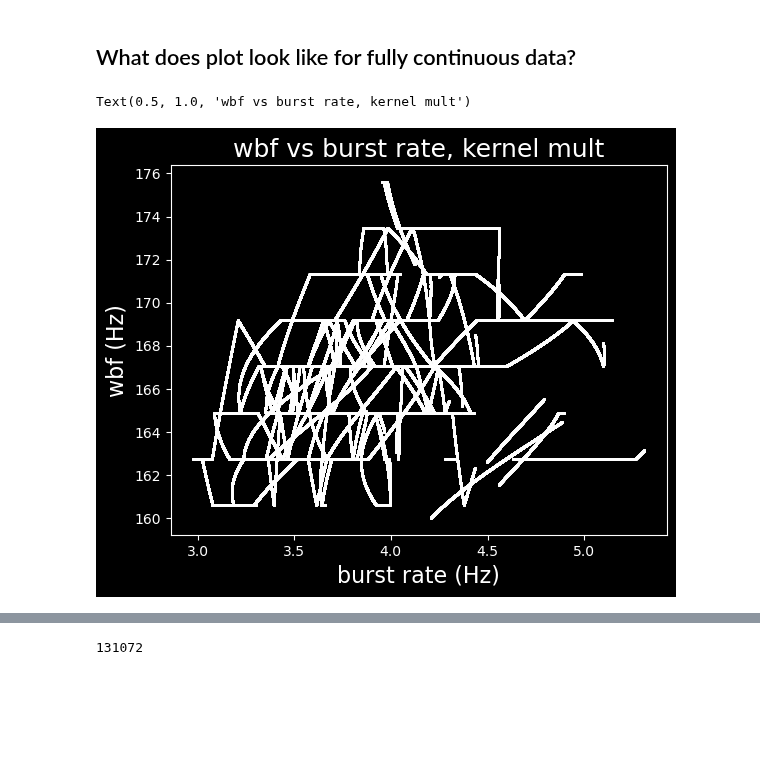
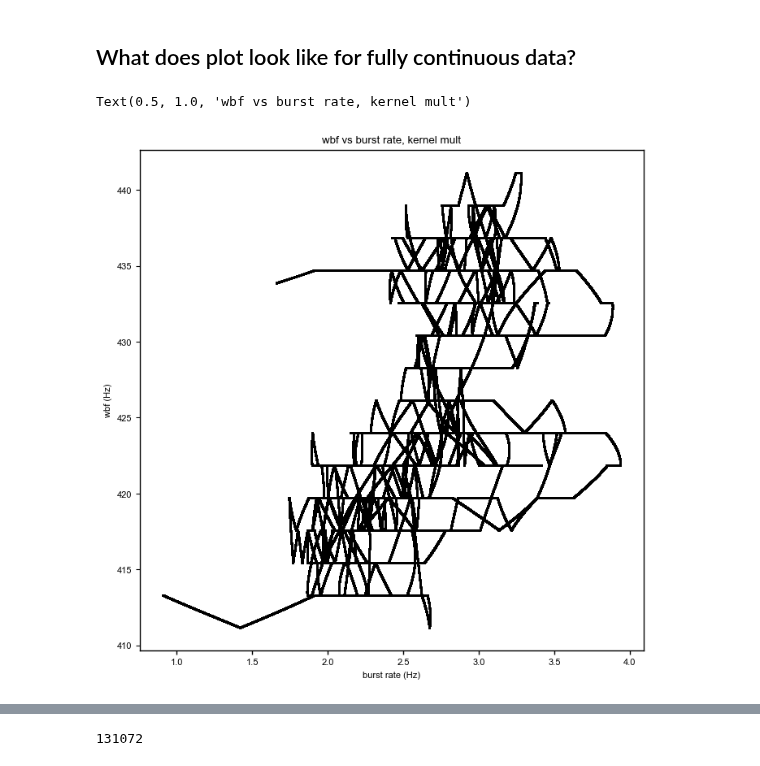
Before and after one commit to samcwhitehead/mosquito, a Jupyter notebook: scratch/wbf_vs_spike_rate.ipynb, the cells around one changed output, grey strips where cells are left out. Drawn from its saved outputs; the diff is of its cells as text; code cells hidden in the pictures; blank space fills up the shorter version.

```diff
--- a/scratch/wbf_vs_spike_rate.ipynb
+++ b/scratch/wbf_vs_spike_rate.ipynb
@@ -27,9 +27,45 @@ plt.rc('axes', labelsize=16)    # fontsize of the x and y labels
+# %%
+# PLOT PARAMETERS
+plot_type = 'paper'  # 'paper' or 'powerpoint'
+
+# # generate a dictionary called fig params that encodes information we care about
+if plot_type == 'powerpoint':
+    fontsize = 14
+    figsize = (10,7.5)
+    subplot_left = 0.15
+    subplot_right = 0.85
+    subplot_top = 0.8
+    subplot_bottom = 0.15
+elif plot_type == 'paper':
+    fontsize = 8
+    figsize = (8,8)
+    subplot_left = 0.2
+    subplot_right = 0.8
+    subplot_top = 0.8
+    subplot_bottom = 0.2
+
+fig_params = {
+      'font.family' : 'sans-serif',
+      'font.serif' : 'Times, Palatino, New Century Schoolbook, Bookman, Computer Modern Roman',
+      'font.sans-serif' : 'arial, Helvetica, Avant Garde, Computer Modern Sans serif',
+      'font.cursive' : 'Zapf Chancery',
+      'font.monospace' : 'Courier, Computer Modern Typewriter',
+      'font.size' : fontsize,
+      'axes.labelsize': fontsize,
+      'axes.linewidth': 1.0,
+      'xtick.major.width': 1,
+      'xtick.minor.width': 1,
+      'xtick.labelsize': fontsize,
+      'ytick.labelsize': fontsize,
+      'figure.figsize': figsize,
+}
+rcParams.update(fig_params)
 # %% [markdown]
 ## Load data
 # %%
 # look at example data set first
-data_folder = '31_20240611'  # '29_20240530'  # '28_20240529'
-axo_num = 6  # 0  # 7  # 8
+data_folder = '26_20240524'  # '29_20240530'  # '28_20240529'
+axo_num = 1  # 0  # 7  # 8
 
 data = load_processed_data(data_folder, axo_num)
 # %%
@@ -57,15 +93,15 @@ fs = data['sampling_freq']
 # %%
 # make initial plot
 fig, ax = plt.subplots()
 
-ax.plot(spike_rate[flying_idx], wbf[flying_idx], 'w.', ms=1)
+ax.plot(spike_rate[flying_idx], wbf[flying_idx], 'k.', ms=1)
 
 ax.set_xlabel('burst rate (Hz)')
 ax.set_ylabel('wbf (Hz)')
 ax.set_title('wbf vs burst rate, kernel mult')
 # %% [output]
 Text(0.5, 1.0, 'wbf vs burst rate, kernel mult')
-[figure, old version]
+[figure, new version]
 # %%
 # look at time series plots
 # fig, (ax0, ax1) = plt.subplots(2, 1, figsize=(11, 5), sharex=True)
```
Also changed, not shown: parts of 11 cells of this notebook, 10 other files.
